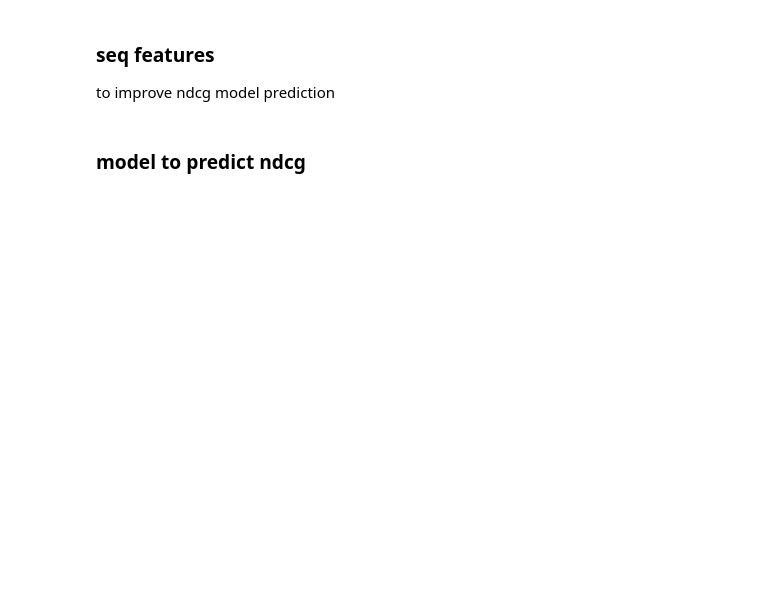
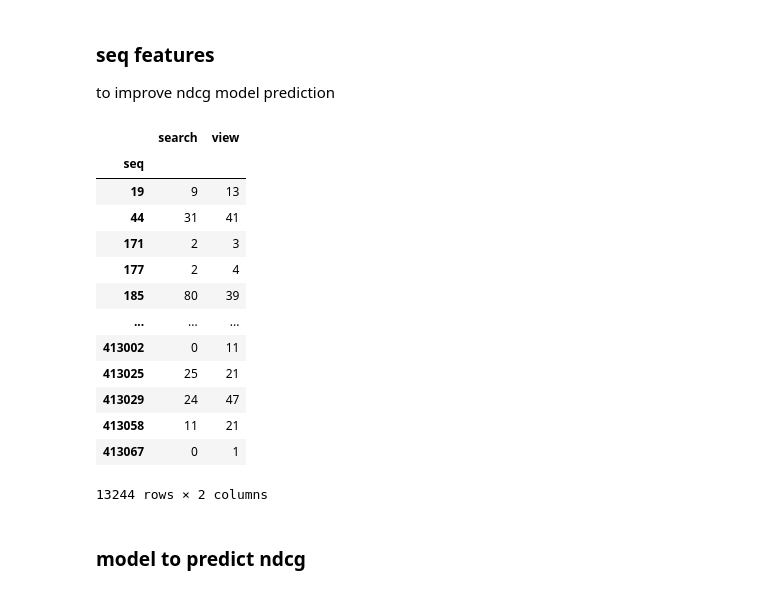
Before and after one commit to hitoshinagano/MercadoLibre_2020, a Jupyter notebook: notebooks/zerondcg_testseqs_low_implicit_perf.ipynb, the cells around one changed output. Cells and saved outputs as stored; diff of their text form; code cells hidden in the pictures; blank space fills up the shorter version.

```diff
--- a/notebooks/zerondcg_testseqs_low_implicit_perf.ipynb
+++ b/notebooks/zerondcg_testseqs_low_implicit_perf.ipynb
@@ -291,5 +305,22 @@ X = trace[['search', 'view']]
 y = pred[['seq', 'ndcg']].set_index('seq')
 y = y.ndcg == 0 # classification problem
+# %%
+X
+# %% [output]
+|  | search | view |
+| seq |  |  |
+| 19 | 9 | 13 |
+| 44 | 31 | 41 |
+| 171 | 2 | 3 |
+| 177 | 2 | 4 |
+| 185 | 80 | 39 |
+| ... | ... | ... |
+| 413002 | 0 | 11 |
+| 413025 | 25 | 21 |
+| 413029 | 24 | 47 |
+| 413058 | 11 | 21 |
+| 413067 | 0 | 1 |
+13244 rows × 2 columns
 # %% [markdown]
 ### model to predict ndcg
 # %%
```
Also changed, not shown: parts of 35 cells of this notebook, 5 other files.
